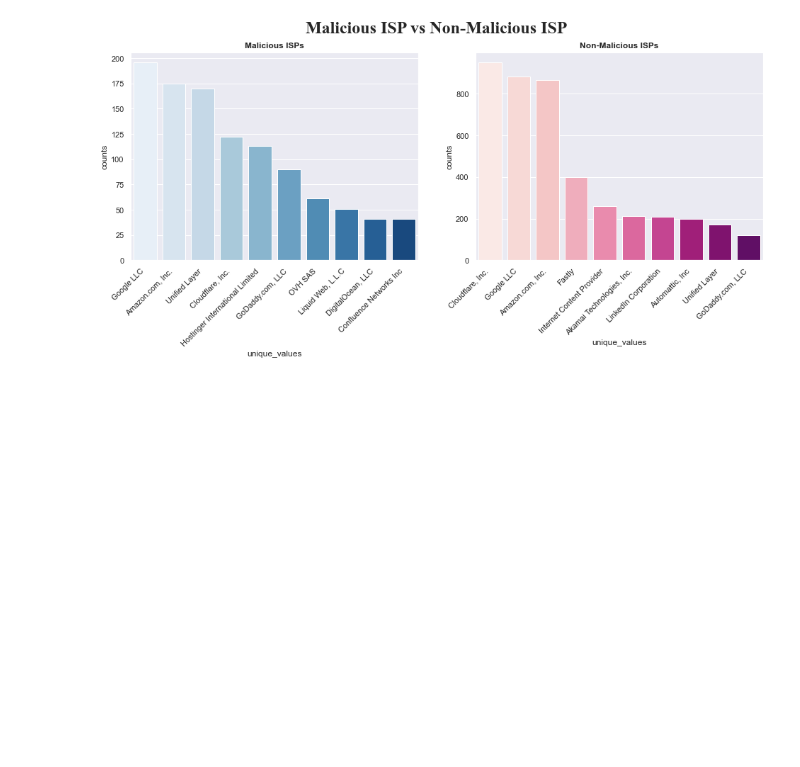
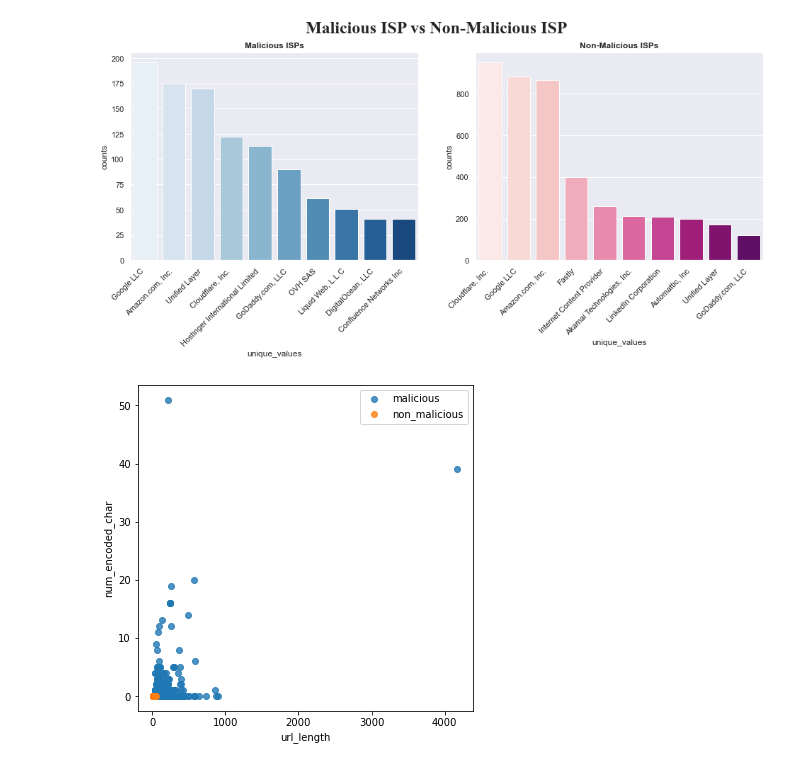
Before and after one commit to saurabhsingh0/malacious-url-detector, a Jupyter notebook: Visualizations/visualization-graphs.ipynb, the cells around one changed output. Drawn from its saved outputs; the diff is of its cells as text; code cells hidden in the pictures; blank space fills up the shorter version.

Commit message:
Added correlation graph to visualization

```diff
--- a/Visualizations/visualization-graphs.ipynb
+++ b/Visualizations/visualization-graphs.ipynb
@@ -142,3 +142,23 @@ fig.autofmt_xdate(rotation=45)
 plt.show()
 # %% [output]
 [figure]
+# %%
+import pandas as pd
+import seaborn as sns
+import matplotlib.pyplot as plt
+
+#Load Dataset
+malicious = df.loc[df['label'] == 1]
+non_malicious = df.loc[df['label'] == 0]
+
+#Create the figure and axes
+fig, ax = plt.subplots(figsize=(6, 6))
+
+#Add the plots for each dataframe
+sns.regplot(x='url_length', y='num_encoded_char', data=malicious, fit_reg=False, ci=None, ax=ax, label='malicious')
+sns.regplot(x='url_length', y='num_encoded_char', data=non_malicious, fit_reg=False, ci=None, ax=ax, label='non_malicious')
+ax.set(ylabel='num_encoded_char', xlabel='url_length')
+ax.legend()
+plt.show()
+# %% [output]
+[figure, added]
```
